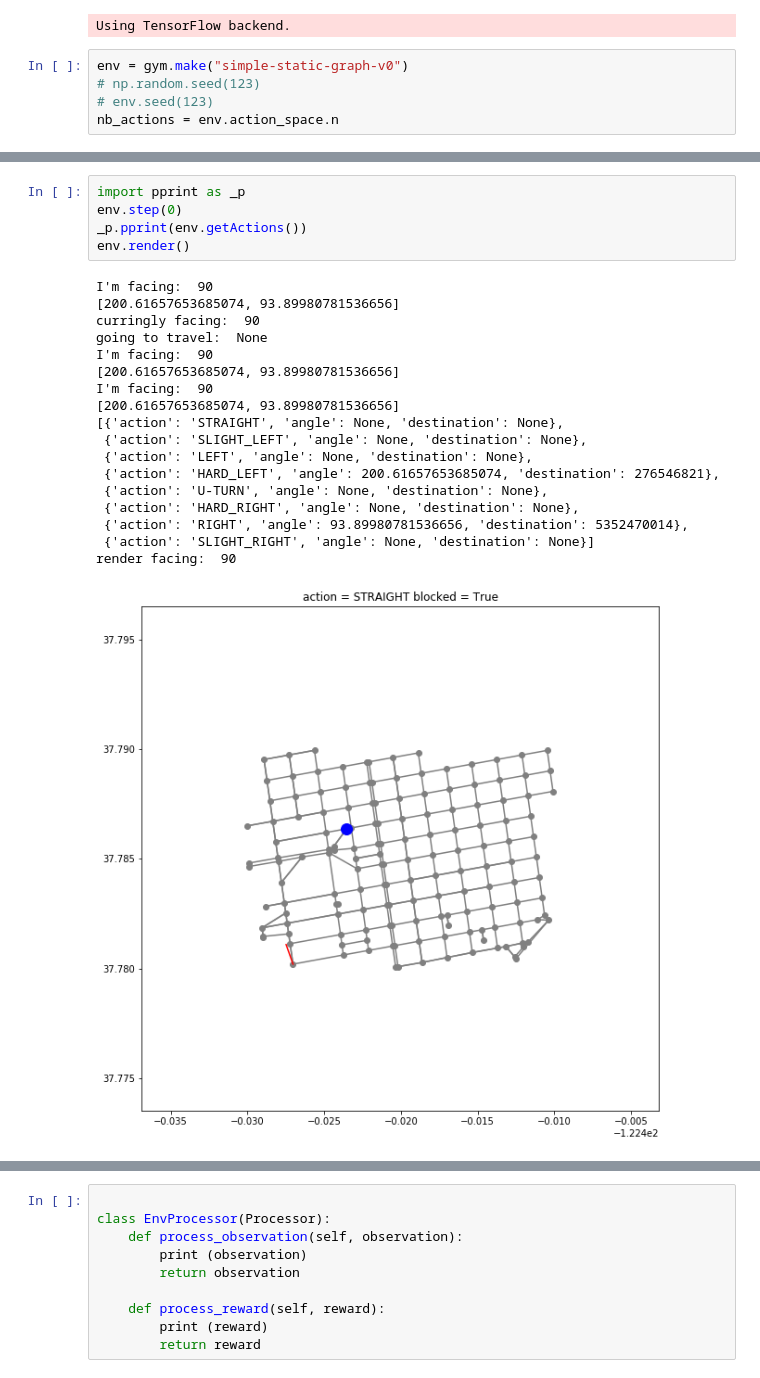
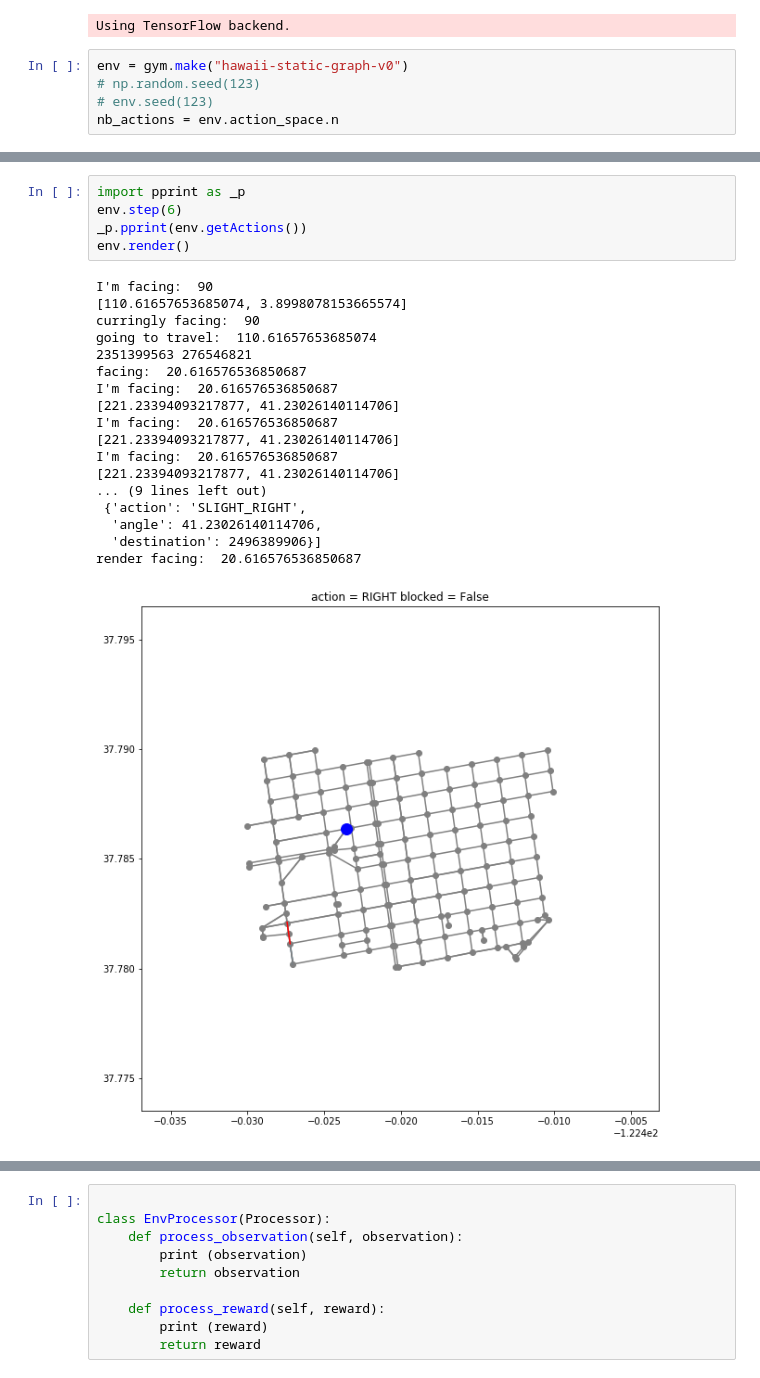
Before and after one commit to scottsfarley93/rl-graph, a Jupyter notebook: DQN.ipynb, the cells around one changed output, grey strips where cells are left out. Drawn from its saved outputs; the diff is of its cells as text.

```diff
--- a/DQN.ipynb
+++ b/DQN.ipynb
@@ -23,7 +23,7 @@ WINDOW_LENGTH = 12
 # %% [output]
 Using TensorFlow backend.
 # %%
-env = gym.make("simple-static-graph-v0")
+env = gym.make("hawaii-static-graph-v0")
 # np.random.seed(123)
 # env.seed(123)
 nb_actions = env.action_space.n
@@ -69,24 +71,24 @@ I'm facing:  90
 # %%
 import pprint as _p
-env.step(0)
+env.step(6)
 _p.pprint(env.getActions())
 env.render()
 # %% [output]
 I'm facing:  90
-[200.61657653685074, 93.89980781536656]
+[110.61657653685074, 3.8998078153665574]
 curringly facing:  90
-going to travel:  None
-I'm facing:  90
-[200.61657653685074, 93.89980781536656]
-I'm facing:  90
-[200.61657653685074, 93.89980781536656]
-[{'action': 'STRAIGHT', 'angle': None, 'destination': None},
- {'action': 'SLIGHT_LEFT', 'angle': None, 'destination': None},
- {'action': 'LEFT', 'angle': None, 'destination': None},
- {'action': 'HARD_LEFT', 'angle': 200.61657653685074, 'destination': 276546821},
- {'action': 'U-TURN', 'angle': None, 'destination': None},
- {'action': 'HARD_RIGHT', 'angle': None, 'destination': None},
- {'action': 'RIGHT', 'angle': 93.89980781536656, 'destination': 5352470014},
- {'action': 'SLIGHT_RIGHT', 'angle': None, 'destination': None}]
-render facing:  90
+going to travel:  110.61657653685074
+2351399563 276546821
+facing:  20.616576536850687
+I'm facing:  20.616576536850687
+[221.23394093217877, 41.23026140114706]
+I'm facing:  20.616576536850687
+[221.23394093217877, 41.23026140114706]
+I'm facing:  20.616576536850687
+[221.23394093217877, 41.23026140114706]
+... (9 lines left out)
+ {'action': 'SLIGHT_RIGHT',
+  'angle': 41.23026140114706,
+  'destination': 2496389906}]
+render facing:  20.616576536850687
-[figure, old version]
+[figure, new version]
```
Also changed, not shown: parts of 3 cells of this notebook, 4 other files.
